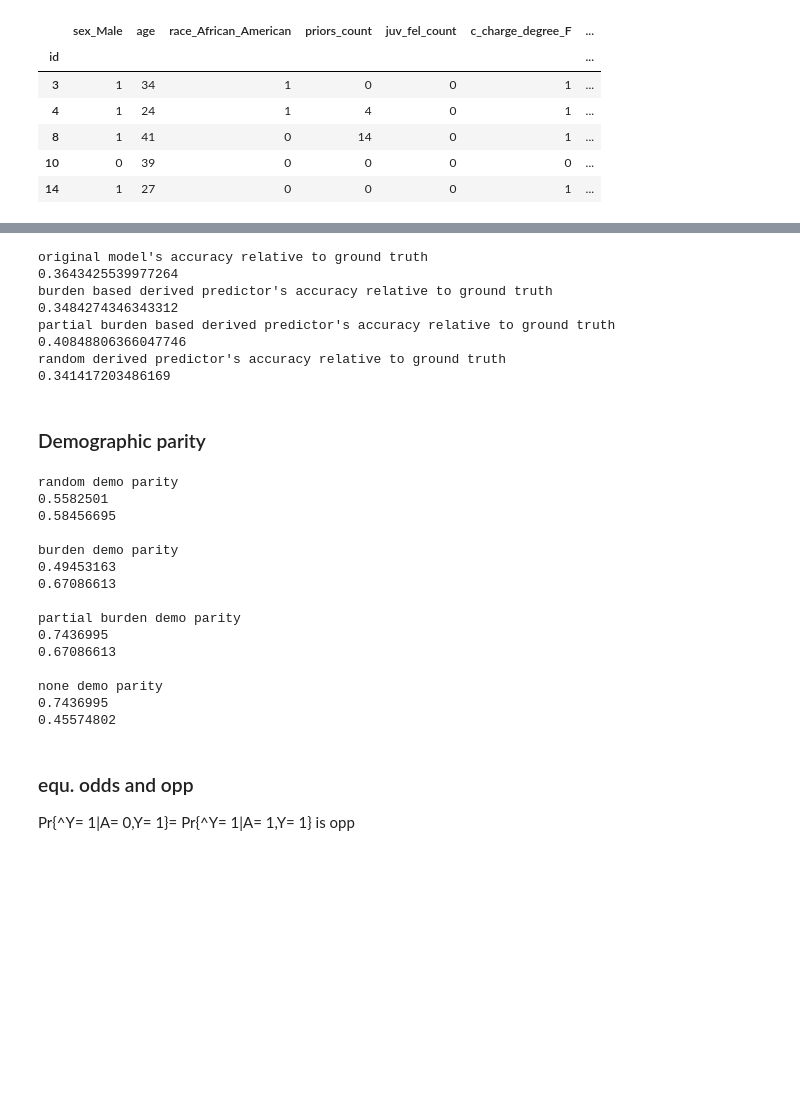
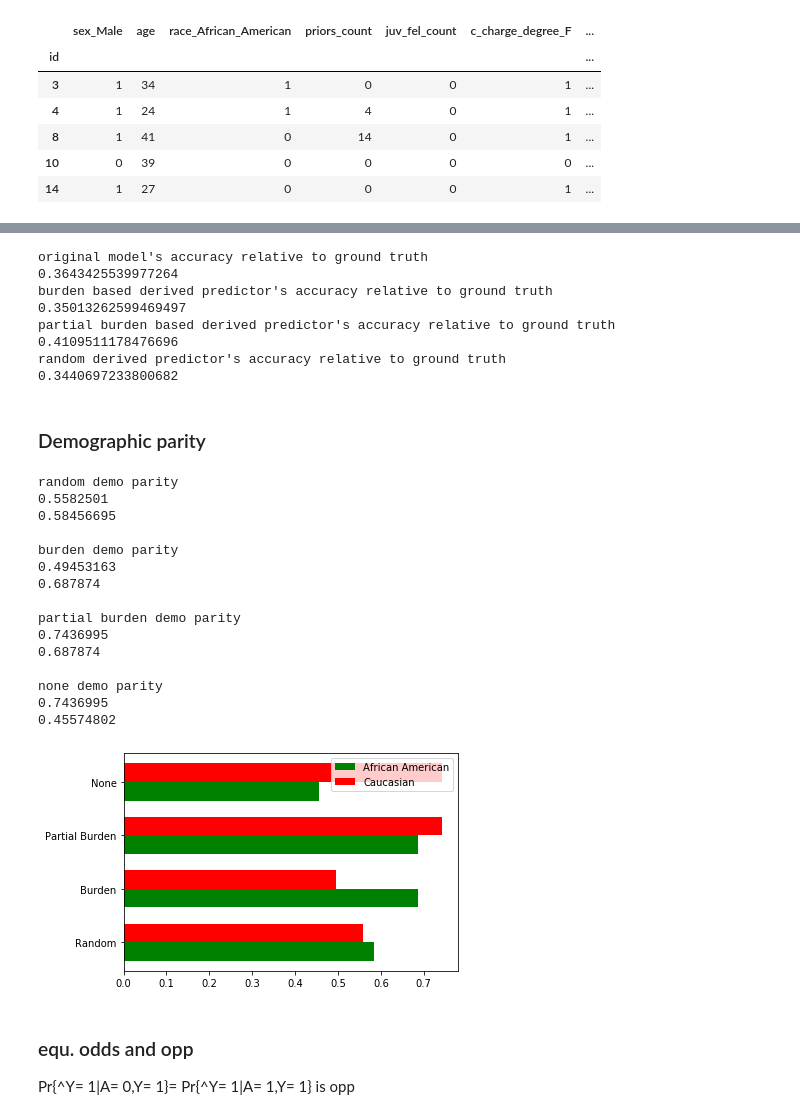
Before and after one commit to NathanielCJ/H2-unbiasedml, a Jupyter notebook: Burden/Burden_Exper_DEAP.ipynb, the cells around one changed output, grey strips where cells are left out. Cells and saved outputs as stored; diff of their text form; code cells hidden in the pictures; blank space fills up the shorter version.

Commit message:
added graphs to burden stuff. added notebook to do experiment on german credit dataset.

```diff
--- a/Burden/Burden_Exper_DEAP.ipynb
+++ b/Burden/Burden_Exper_DEAP.ipynb
@@ -662,8 +661,8 @@ class Model:
             'Avg. score:\t%.3f' % self.pred.mean(),
         ])
 # %%
-c_facts_df = pd.read_pickle("compas_cfact_10_26_2020_10_05.pkle")
-c_facts_df = pd.concat([row for row in cdf])
-
+c_facts_df = pd.read_pickle("./compas_cfact_10_26_2020_10_05.pkle")
+c_facts_df = pd.concat([row for row in c_facts_df])
+c_facts_df.index = learning_data.index
 c_facts_df.head()
 # %% [output]
@@ -676,6 +670,6 @@ c_facts_df.head()
 # %%
 burden_data_df = learning_data.copy()
-burden_data_df['fitness'] = burden_data.fitness
+burden_data_df['fitness'] = c_facts_df.fitness
 burden_data_df['id'] = burden_data_df.index
 
 aa_df = burden_data_df.loc[:, X_Labels+['y_pred', 'pred', 'id']+Y_Labels][burden_data_df['race_African_American']  == 1]
@@ -752,11 +746,11 @@ print(r_agg_fair[r_agg_fair['pred'] >= .5][r_agg_fair['is_recid'] == 0].shape[0]
 original model's accuracy relative to ground truth
 0.3643425539977264
 burden based derived predictor's accuracy relative to ground truth
-0.3484274346343312
+0.35013262599469497
 partial burden based derived predictor's accuracy relative to ground truth
-0.40848806366047746
+0.4109511178476696
 random derived predictor's accuracy relative to ground truth
-0.341417203486169
+0.3440697233800682
 # %% [markdown]
 ### Demographic parity
 # %%
@@ -779,35 +773,55 @@ print(rf_aa_dp)
 print()
 
 print("burden demo parity")
 print(bf_c_dp)
 print(bf_aa_dp)
 print()
 
 print("partial burden demo parity")
 print(p_bf_c_dp)
 print(p_bf_aa_dp)
 print()
 
 print("none demo parity")
 print(c_dp)
 print(aa_dp)
 print()
+
+fig = plt.figure()
+ax = fig.add_subplot(1,1,1)
+aa_dps = [rf_aa_dp,
+         bf_aa_dp,
+         p_bf_aa_dp,
+         aa_dp]
+c_dps  = [rf_c_dp,
+         bf_c_dp,
+         p_bf_c_dp,
+         c_dp]
+ind = np.arange(4)
+width = .35
+ax.barh(ind, aa_dps, width, color='g', label='African American')
+ax.barh(ind+width, c_dps, width, color='r', label='Caucasian')
+ax.set_yticks(ind + width / 2)
+ax.set_yticklabels(('Random', 'Burden', 'Partial Burden', 'None'))
+ax.legend()
+plt.show()
 # %% [output]
 random demo parity
 0.5582501
 0.58456695
 
 burden demo parity
 0.49453163
-0.67086613
+0.687874
 
 partial burden demo parity
 0.7436995
-0.67086613
+0.687874
 
 none demo parity
 0.7436995
 0.45574802
+[figure, added]
 # %% [markdown]
 ### equ. odds and opp
 
```
Also changed, not shown: parts of 10 cells of this notebook, 1 other file.
